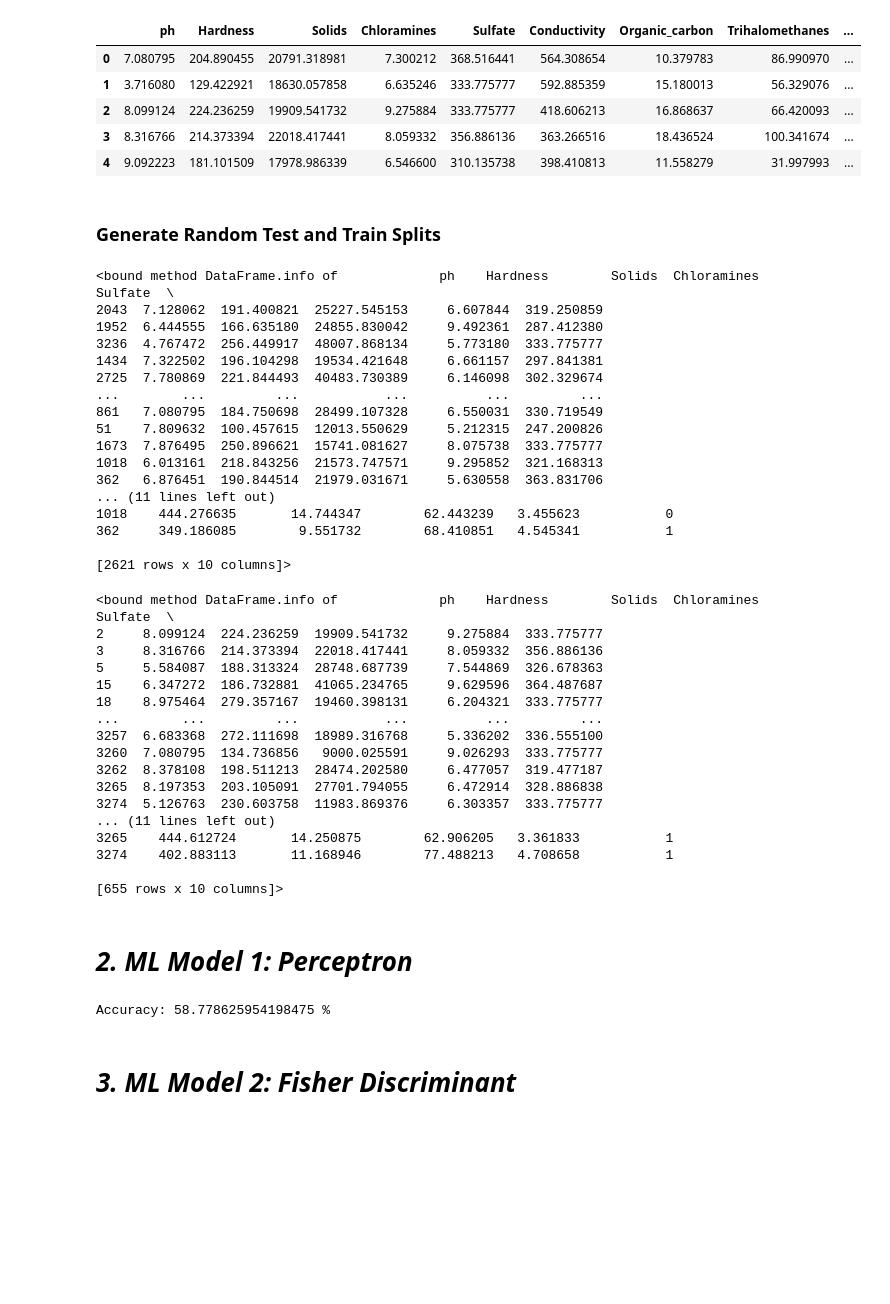
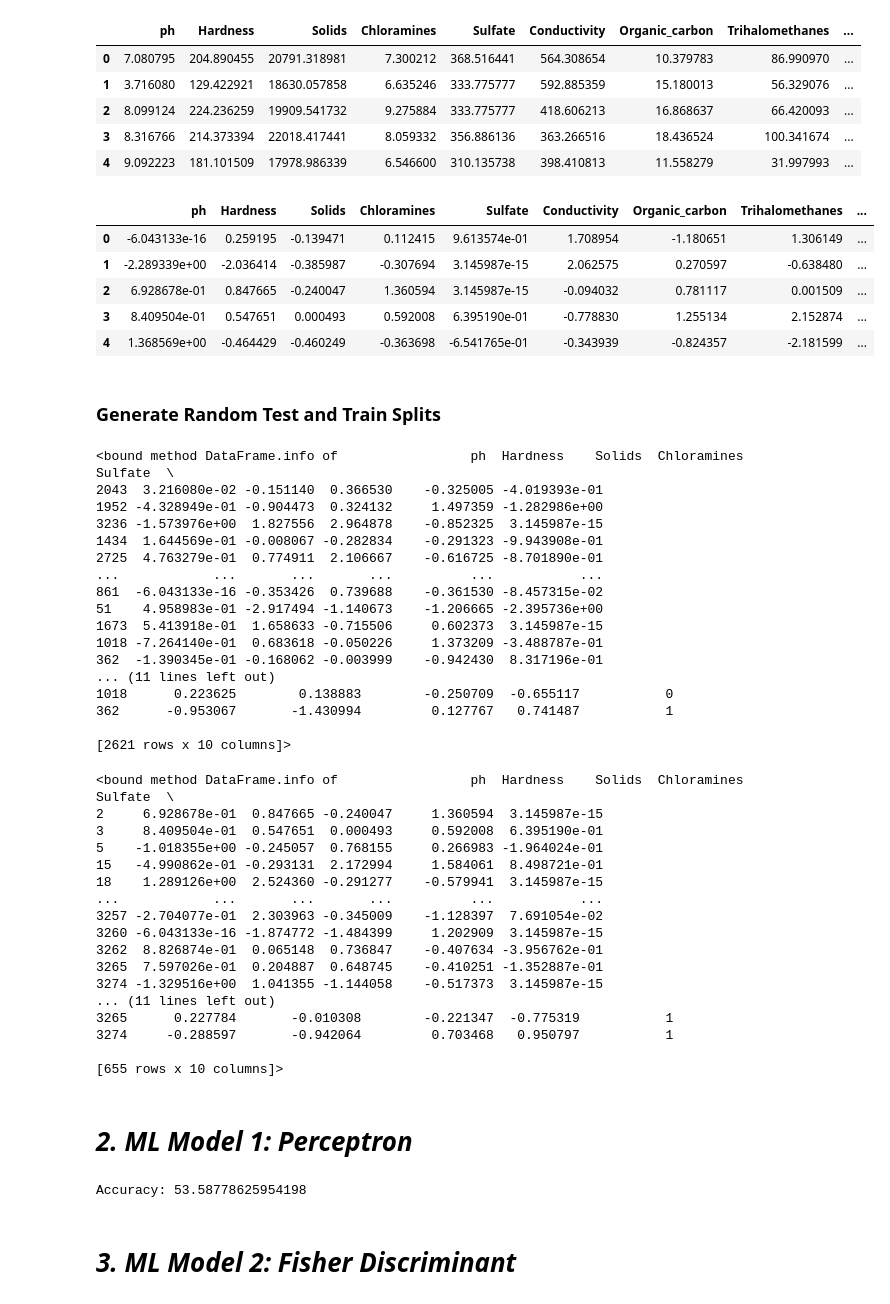
Before and after one commit to AnirudhBagalkotker/Identification_of_Portable_Water_ML_Model, a Jupyter notebook: BITS_F464_Project_Template_Sem_1_2023.ipynb, the cells around one changed output. Cells and saved outputs as stored; diff of their text form; code cells hidden in the pictures; blank space fills up the shorter version.

```diff
--- a/BITS_F464_Project_Template_Sem_1_2023.ipynb
+++ b/BITS_F464_Project_Template_Sem_1_2023.ipynb
@@ -146,10 +144,17 @@ df.head()
 | 4 | 9.092223 | 181.101509 | 17978.986339 | 6.546600 | 310.135738 | 398.410813 | 11.558279 | 31.997993 | ... |
 # %%
 # Normalize the dataset (Check if the column name is not "Potability". if not then apply normalization)
-# for col in df.columns:
-#     if col != 'Potability':
-#         df[col] = (df[col] - np.mean(df[col])) / np.std(df[col])
-# df.head()
+for col in df.columns:
+    if col != 'Potability':
+        df[col] = (df[col] - np.mean(df[col])) / np.std(df[col])
+df.head()
+# %% [output]
+|  | ph | Hardness | Solids | Chloramines | Sulfate | Conductivity | Organic_carbon | Trihalomethanes | ... |
+| 0 | -6.043133e-16 | 0.259195 | -0.139471 | 0.112415 | 9.613574e-01 | 1.708954 | -1.180651 | 1.306149 | ... |
+| 1 | -2.289339e+00 | -2.036414 | -0.385987 | -0.307694 | 3.145987e-15 | 2.062575 | 0.270597 | -0.638480 | ... |
+| 2 | 6.928678e-01 | 0.847665 | -0.240047 | 1.360594 | 3.145987e-15 | -0.094032 | 0.781117 | 0.001509 | ... |
+| 3 | 8.409504e-01 | 0.547651 | 0.000493 | 0.592008 | 6.395190e-01 | -0.778830 | 1.255134 | 2.152874 | ... |
+| 4 | 1.368569e+00 | -0.464429 | -0.460249 | -0.363698 | -6.541765e-01 | -0.343939 | -0.824357 | -2.181599 | ... |
 # %% [markdown]
 ### **Generate Random Test and Train Splits**
 # %%
@@ -160,41 +165,41 @@ test = df.drop(train.index)
 # %%
 train.info
 # %% [output]
-<bound method DataFrame.info of             ph    Hardness        Solids  Chloramines     Sulfate  \
-2043  7.128062  191.400821  25227.545153     6.607844  319.250859
-1952  6.444555  166.635180  24855.830042     9.492361  287.412380
-3236  4.767472  256.449917  48007.868134     5.773180  333.775777
-1434  7.322502  196.104298  19534.421648     6.661157  297.841381
-2725  7.780869  221.844493  40483.730389     6.146098  302.329674
-...        ...         ...           ...          ...         ...
-861   7.080795  184.750698  28499.107328     6.550031  330.719549
-51    7.809632  100.457615  12013.550629     5.212315  247.200826
-1673  7.876495  250.896621  15741.081627     8.075738  333.775777
-1018  6.013161  218.843256  21573.747571     9.295852  321.168313
-362   6.876451  190.844514  21979.031671     5.630558  363.831706
+<bound method DataFrame.info of                 ph  Hardness    Solids  Chloramines       Sulfate  \
+2043  3.216080e-02 -0.151140  0.366530    -0.325005 -4.019393e-01
+1952 -4.328949e-01 -0.904473  0.324132     1.497359 -1.282986e+00
+3236 -1.573976e+00  1.827556  2.964878    -0.852325  3.145987e-15
+1434  1.644569e-01 -0.008067 -0.282834    -0.291323 -9.943908e-01
+2725  4.763279e-01  0.774911  2.106667    -0.616725 -8.701890e-01
+...            ...       ...       ...          ...           ...
+861  -6.043133e-16 -0.353426  0.739688    -0.361530 -8.457315e-02
+51    4.958983e-01 -2.917494 -1.140673    -1.206665 -2.395736e+00
+1673  5.413918e-01  1.658633 -0.715506     0.602373  3.145987e-15
+1018 -7.264140e-01  0.683618 -0.050226     1.373209 -3.488787e-01
+362  -1.390345e-01 -0.168062 -0.003999    -0.942430  8.317196e-01
 ... (11 lines left out)
-1018    444.276635       14.744347        62.443239   3.455623           0
-362     349.186085        9.551732        68.410851   4.545341           1
+1018      0.223625        0.138883        -0.250709  -0.655117           0
+362      -0.953067       -1.430994         0.127767   0.741487           1
 
 [2621 rows x 10 columns]>
 # %%
 test.info
 # %% [output]
-<bound method DataFrame.info of             ph    Hardness        Solids  Chloramines     Sulfate  \
-2     8.099124  224.236259  19909.541732     9.275884  333.775777
-3     8.316766  214.373394  22018.417441     8.059332  356.886136
-5     5.584087  188.313324  28748.687739     7.544869  326.678363
-15    6.347272  186.732881  41065.234765     9.629596  364.487687
-18    8.975464  279.357167  19460.398131     6.204321  333.775777
-...        ...         ...           ...          ...         ...
-3257  6.683368  272.111698  18989.316768     5.336202  336.555100
-3260  7.080795  134.736856   9000.025591     9.026293  333.775777
-3262  8.378108  198.511213  28474.202580     6.477057  319.477187
-3265  8.197353  203.105091  27701.794055     6.472914  328.886838
-3274  5.126763  230.603758  11983.869376     6.303357  333.775777
+<bound method DataFrame.info of                 ph  Hardness    Solids  Chloramines       Sulfate  \
+2     6.928678e-01  0.847665 -0.240047     1.360594  3.145987e-15
+3     8.409504e-01  0.547651  0.000493     0.592008  6.395190e-01
+5    -1.018355e+00 -0.245057  0.768155     0.266983 -1.964024e-01
+15   -4.990862e-01 -0.293131  2.172994     1.584061  8.498721e-01
+18    1.289126e+00  2.524360 -0.291277    -0.579941  3.145987e-15
+...            ...       ...       ...          ...           ...
+3257 -2.704077e-01  2.303963 -0.345009    -1.128397  7.691054e-02
+3260 -6.043133e-16 -1.874772 -1.484399     1.202909  3.145987e-15
+3262  8.826874e-01  0.065148  0.736847    -0.407634 -3.956762e-01
+3265  7.597026e-01  0.204887  0.648745    -0.410251 -1.352887e-01
+3274 -1.329516e+00  1.041355 -1.144058    -0.517373  3.145987e-15
 ... (11 lines left out)
-3265    444.612724       14.250875        62.906205   3.361833           1
-3274    402.883113       11.168946        77.488213   4.708658           1
+3265      0.227784       -0.010308        -0.221347  -0.775319           1
+3274     -0.288597       -0.942064         0.703468   0.950797           1
 
 [655 rows x 10 columns]>
 # %%
@@ -238,6 +249,7 @@ class Perceptron:
         # Calculate the dot product of weights and input features, add bias, and apply the step function
         return np.where(np.dot(X, self.weights) + self.bias > 0, 1, 0)
 
+
 # Instantiate the Perceptron model
 perceptron_model = Perceptron(learning_rate=0.01, epochs=100)
 
@@ -248,9 +260,10 @@ perceptron_model.train(X_train.values, y_train)
 predictions = perceptron_model.predict(X_test.values)
 
 # Evaluate the accuracy of the model
-accuracy = np.mean(predictions == y_test)
-print("Accuracy:", accuracy*100, "%")
+acc = np.mean(predictions == y_test)
+accuracies.append(acc)
+print("Accuracy:", acc*100)
 # %% [output]
-Accuracy: 58.778625954198475 %
+Accuracy: 53.58778625954198
 # %% [markdown]
 # ***3. ML Model 2: Fisher Discriminant***
```
Also changed, not shown: parts of 7 cells of this notebook, 2 other files.
